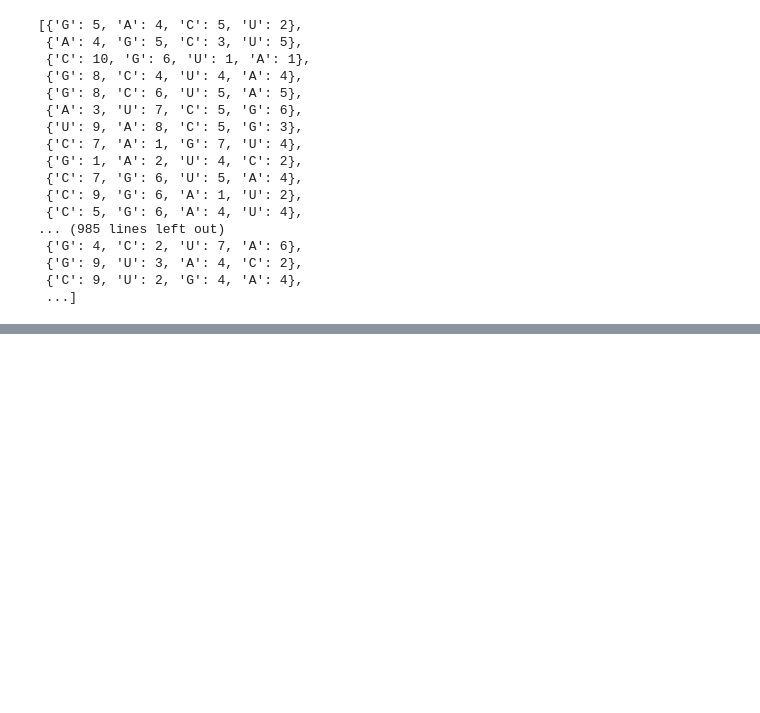
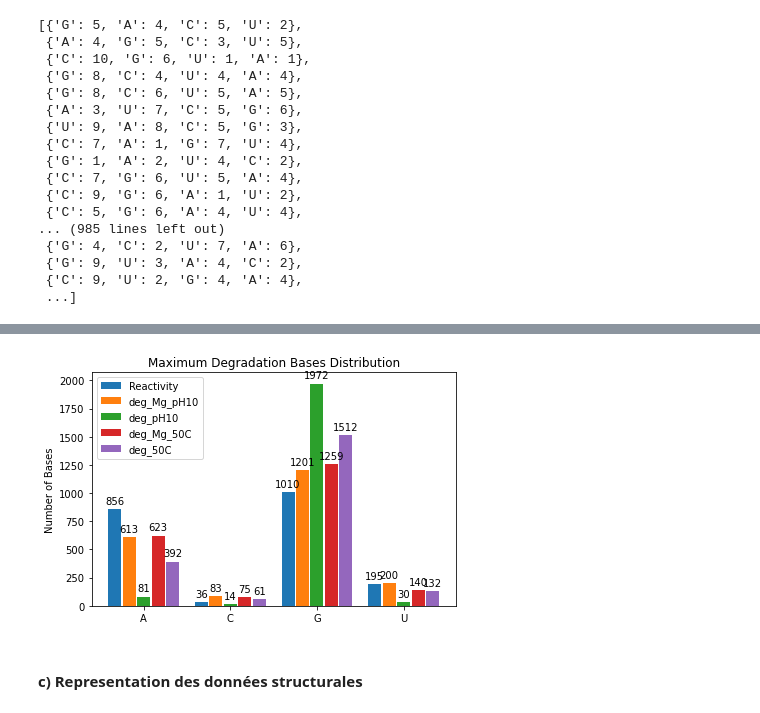
Before and after one commit to Sawzen/OpenVaccine-COVID-19-mRNA-Vaccine-Degradation-Prediction, a Jupyter notebook: Kaggle_New_Version.ipynb, the cells around one changed output, grey strips where cells are left out. Saved outputs shown, nothing was run; the diff lists cells and outputs as text; code cells hidden in the pictures; blank space fills up the shorter version.

```diff
--- a/Kaggle_New_Version.ipynb
+++ b/Kaggle_New_Version.ipynb
@@ -374,0 +497,74 @@ for k in dico3:
+# %%
+# On va faire la meme chose pour voir les 5 variables :
+# reactivité, deg_Mg_ph10 deg_ph10 deg_MG_50 deg_50
+# Puis on va plot
+df_base_rea_max = pd.DataFrame(max_base_rea.items(), columns = ['base', 'number'])
+df_base_deg_max = pd.DataFrame(max_base_MGph.items(), columns = ['base', 'number'])
+
+df_base_rea_max = df_base_rea_max.sort_values(by=['base'])
+df_base_deg_max = df_base_deg_max.sort_values(by=['base'])
+
+df_base_ph_max = pd.DataFrame(max_base_ph.items(), columns = ['base', 'number'])
+df_base_mg_max = pd.DataFrame(max_base_MG50.items(), columns = ['base', 'number'])
+df_base_50_max = pd.DataFrame(max_base_50.items(), columns = ['base', 'number'])
+
+df_base_ph_max = df_base_ph_max.sort_values(by=['base'])
+df_base_mg_max = df_base_mg_max.sort_values(by=['base'])
+df_base_50_max = df_base_50_max.sort_values(by=['base'])
+# %%
+labels = df_base_rea_max['base']
+rea = list(df_base_rea_max['number'])
+mgph = list(df_base_deg_max['number'])
+ph = list(df_base_ph_max['number'])
+mg = list(df_base_mg_max['number'])
+c50 = list(df_base_50_max['number'])
+
+#x = np.arange(len(labels))  # the label locations
+lst = [2, 5, 8, 11]
+x = np.array(lst)
+#print(x)
+width = 0.45  # the width of the bars
+
+
+fig, ax = plt.subplots()
+rects1 = ax.bar(x - 1, rea, width, label='Reactivity')
+rects2 = ax.bar(x - 0.5, mgph, width, label='deg_Mg_pH10')
+rects3 = ax.bar(x + 0.00, ph, width, label='deg_pH10')
+rects4 = ax.bar(x + 0.5, mg, width, label='deg_Mg_50C')
+rects5 = ax.bar(x + 1, c50, width, label='deg_50C')
+
+# Add some text for labels, title and custom x-axis tick labels, etc.
+ax.set_ylabel('Number of Bases')
+ax.set_title('Maximum Degradation Bases Distribution')
+ax.set_xticks(x)
+ax.set_xticklabels(labels)
+ax.legend()
+
+
+def autolabel(rects):
+    """Attach a text label above each bar in *rects*, displaying its height."""
+    for rect in rects:
+        height = rect.get_height()
+        ax.annotate('{}'.format(height),
+                    xy=(rect.get_x() + rect.get_width() / 2, height),
+                    xytext=(0, 3),  # 3 points vertical offset
+                    textcoords="offset points",
+                    ha='center', va='bottom')
+
+
+autolabel(rects1)
+autolabel(rects2)
+autolabel(rects3)
+autolabel(rects4)
+autolabel(rects5)
+
+fig.tight_layout()
+
+plt.show()
+
+# Donc voit que la base G est la base la plus suceptible à la dégradation pour toutes les variables de degradations
+# suivi de la base A
+# %% [output]
+[figure, added]
+# %% [markdown]
+#### c) Representation des données structurales
```
Also changed, not shown: parts of 24 cells of this notebook.
